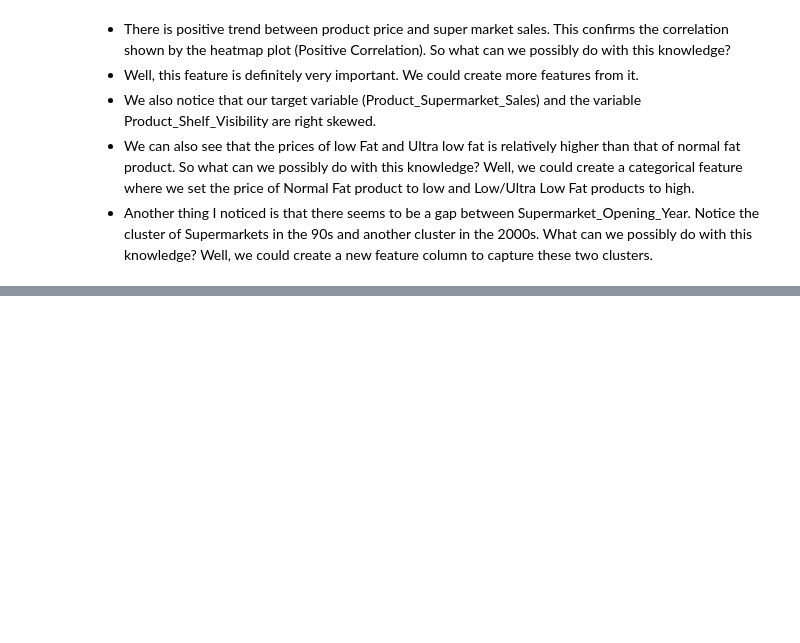
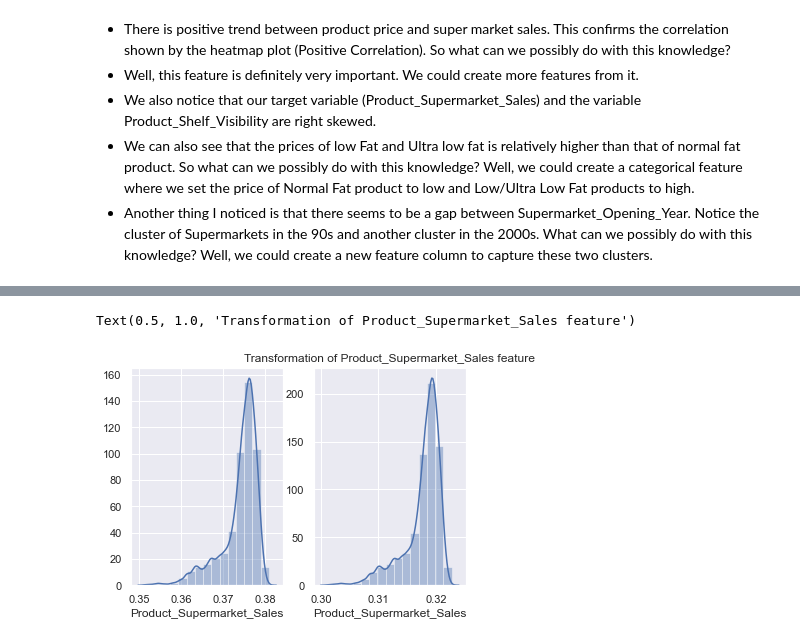
Before and after one commit to mihrimasahee/Supermarket-data-Analysis, a Jupyter notebook: supermarket sales data analysis.ipynb, the cells around one changed output, grey strips where cells are left out. Drawn from its saved outputs; the diff is of its cells as text; code cells hidden in the pictures; blank space fills up the shorter version.

```diff
--- a/supermarket sales data analysis.ipynb
+++ b/supermarket sales data analysis.ipynb
@@ -203,0 +211,5 @@ TypeError: 'NoneType' object is not callable
+# %%
+fat_content_dict = {'Low Fat': 0, 'Ultra Low fat': 0, 'Normal Fat': 1}
+newdata['is_normal_fat'] = newdata['Product_Fat_Content'].map(fat_content_dict)
+#Preview the values
+newdata['is_normal_fat'].value_counts()
@@ -203,0 +223,11 @@ TypeError: 'NoneType' object is not callable
+# %%
+
+#Assign year 2000 and above as 1, 1996 and below as 0
+
+def cluster_open_year(year):
+    if year <= 1996:
+        return 0
+    else:
+        return 1
+
+newdata['open_in_the_2000s'] = newdata['Supermarket_Opening_Year'].apply(cluster_open_year)
@@ -203,0 +246,5 @@ TypeError: 'NoneType' object is not callable
+# %%
+
+#Get the unique categories in the column as a list
+prod_type_cats = list(newdata['Product_Type'].unique())
+prod_type_cats
@@ -203,0 +268,12 @@ TypeError: 'NoneType' object is not callable
+# %%
+prod_type_cats.remove('Health and Hygiene')
+prod_type_cats.remove('Household')
+prod_type_cats.remove('Others')
+
+def cluster_prod_type(product):
+    if product in prod_type_cats:
+        return 0
+    else:
+        return 1
+
+newdata['Product_type_cluster'] = newdata['Product_Type'].apply(cluster_prod_type)
@@ -203,0 +311,14 @@ TypeError: 'NoneType' object is not callable
+# %%
+fig, ax = plt.subplots(1,2)
+#plot of normal Product_Supermarket_Sales on the first axis
+sns.distplot(newdata['Product_Supermarket_Sales'], bins=15, ax=ax[0])
+
+#Transform the Product_Supermarket_Sales and plot on the second axis
+newdata['Product_Supermarket_Sales'] = np.log1p(newdata['Product_Supermarket_Sales'])
+sns.distplot(newdata['Product_Supermarket_Sales'], bins=15, ax=ax[1])
+
+#plt.tight_layout()
+plt.title("Transformation of Product_Supermarket_Sales feature")
+# %% [output]
+Text(0.5, 1.0, 'Transformation of Product_Supermarket_Sales feature')
+[figure, added]
```
Also changed, not shown: parts of 27 cells of this notebook.
